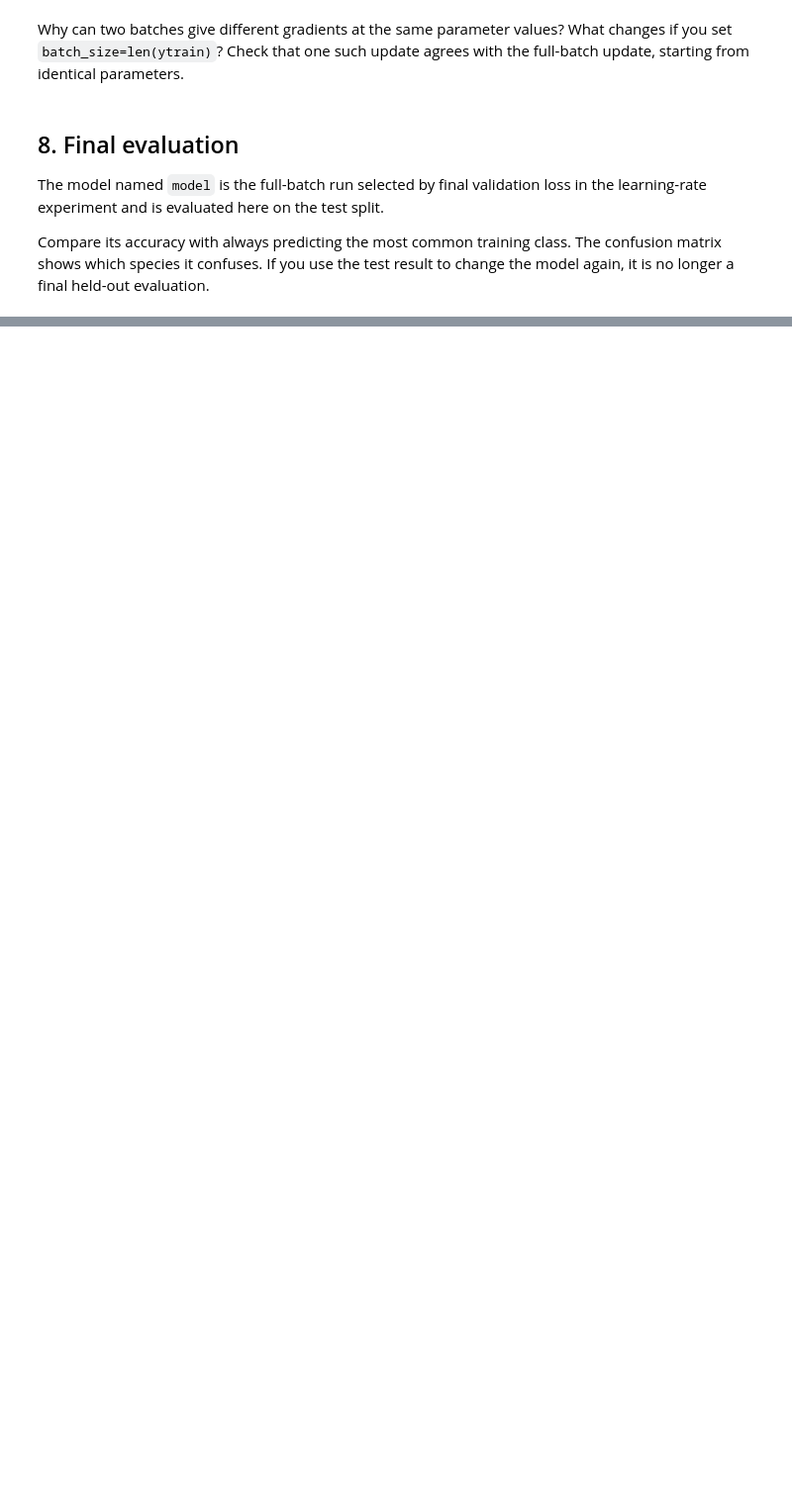
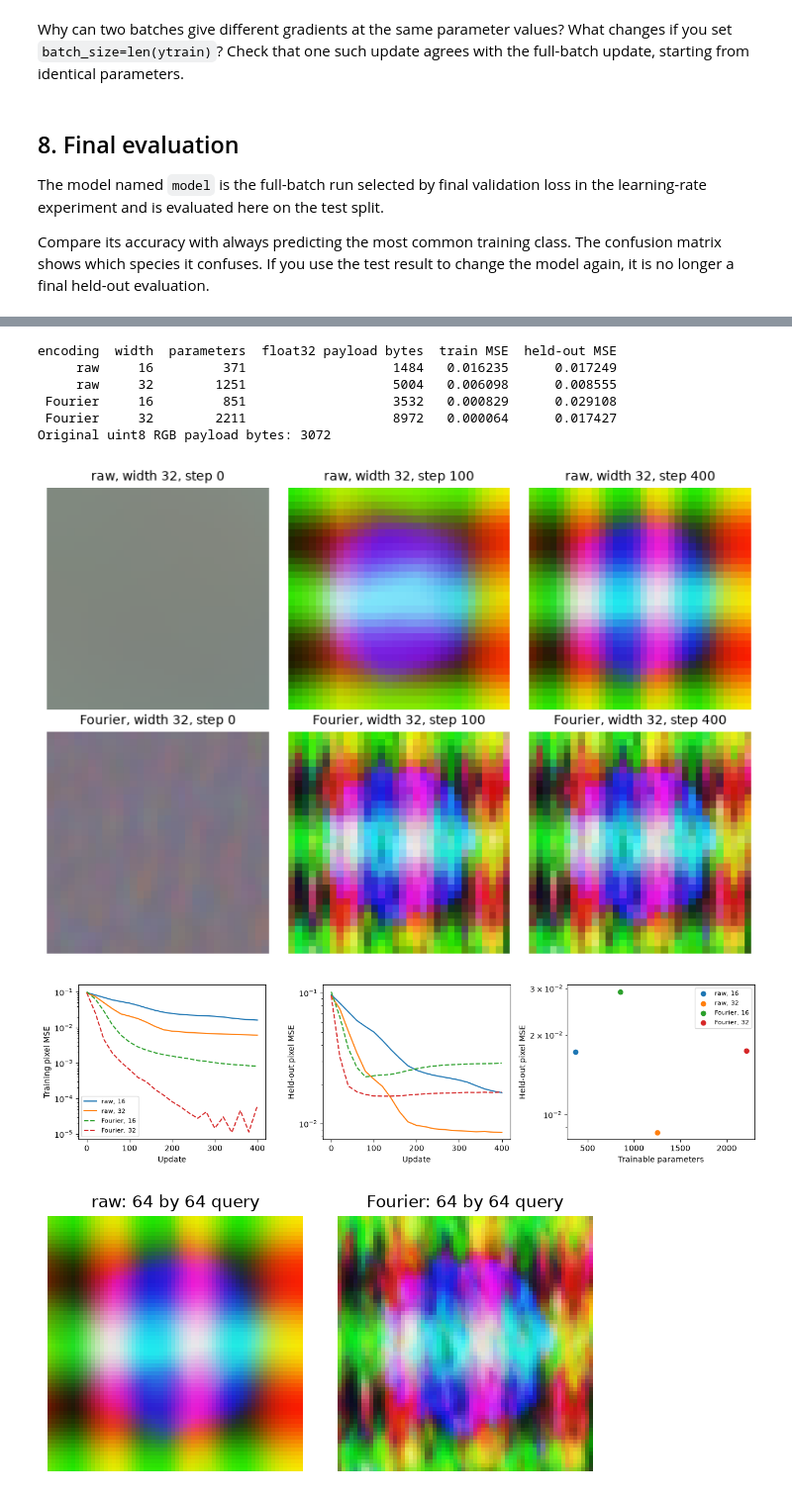
Before and after one commit to sscardapane/slides-nnds-2026, a Jupyter notebook: notebooks/drafts/2026-09-14-first-pass/PT02_Logistic_regression_solutions.ipynb, the cells around one changed output, grey strips where cells are left out. Shown at 99% size. Saved outputs shown, nothing was run; the diff lists cells and outputs as text; code cells hidden in the pictures; blank space fills up the shorter version.

```diff
--- a/notebooks/drafts/2026-09-14-first-pass/PT02_Logistic_regression_solutions.ipynb
+++ b/notebooks/drafts/2026-09-14-first-pass/PT02_Logistic_regression_solutions.ipynb
@@ -458,0 +764,58 @@ Data: Horst, Hill and Gorman (2020), [palmerpenguins](https://allisonhorst.githu
+# %%
+image_summary_rows = []
+for (encoding, width), (coordinate_model, trace, snapshots) in image_runs.items():
+    parameter_count = sum(p.numel() for p in coordinate_model.parameters())
+    payload_bytes = sum(value.numel() * value.element_size() for value in coordinate_model.state_dict().values())
+    image_summary_rows.append({
+        "encoding": encoding, "width": width, "parameters": parameter_count,
+        "float32 payload bytes": payload_bytes,
+        "train MSE": trace["train_mse"][-1], "held-out MSE": trace["heldout_mse"][-1],
+    })
+image_summary = pd.DataFrame(image_summary_rows)
+print(image_summary.to_string(index=False, float_format=lambda value: f"{value:.6f}"))
+print("Original uint8 RGB payload bytes:", image_bytes.numel() * image_bytes.element_size())
+
+fig, axes = plt.subplots(2, 3, figsize=(8, 5.5))
+for row, encoding in enumerate(("raw", "Fourier")):
+    for col, update in enumerate((0, 100, 400)):
+        axes[row, col].imshow(image_runs[(encoding, 32)][2][update])
+        axes[row, col].set_title(f"{encoding}, width 32, step {update}", fontsize=10)
+        axes[row, col].axis("off")
+fig.tight_layout()
+plt.show()
+
+fig, axes = plt.subplots(1, 3, figsize=(13, 3.5))
+for (encoding, width), (_, trace, _) in image_runs.items():
+    label = f"{encoding}, {width}"
+    style = "-" if encoding == "raw" else "--"
+    axes[0].plot(trace["update"], trace["train_mse"], style, label=label)
+    axes[1].plot(trace["update"], trace["heldout_mse"], style, label=label)
+for row in image_summary.to_dict("records"):
+    axes[2].scatter(row["parameters"], row["held-out MSE"], label=f"{row['encoding']}, {row['width']}")
+axes[0].set(xlabel="Update", ylabel="Training pixel MSE", yscale="log")
+axes[1].set(xlabel="Update", ylabel="Held-out pixel MSE", yscale="log")
+axes[2].set(xlabel="Trainable parameters", ylabel="Held-out pixel MSE", yscale="log")
+axes[0].legend(fontsize=8)
+axes[2].legend(fontsize=8)
+fig.tight_layout()
+plt.show()
+
+fig, axes = plt.subplots(1, 2, figsize=(6, 3))
+with torch.no_grad():
+    for ax, encoding in zip(axes, ("raw", "Fourier")):
+        dense_rgb = image_runs[(encoding, 32)][0](coordinate_grid(64)).reshape(64, 64, 3)
+        ax.imshow(dense_rgb)
+        ax.set_title(f"{encoding}: 64 by 64 query")
+        ax.axis("off")
+fig.tight_layout()
+plt.show()
+# %% [output]
+encoding  width  parameters  float32 payload bytes  train MSE  held-out MSE
+     raw     16         371                   1484   0.016235      0.017249
+     raw     32        1251                   5004   0.006098      0.008555
+ Fourier     16         851                   3532   0.000829      0.029108
+ Fourier     32        2211                   8972   0.000064      0.017427
+Original uint8 RGB payload bytes: 3072
+[figure, added]
+[figure, added]
+[figure, added]
```
Also changed, not shown: parts of 34 cells of this notebook, 8 other files.
